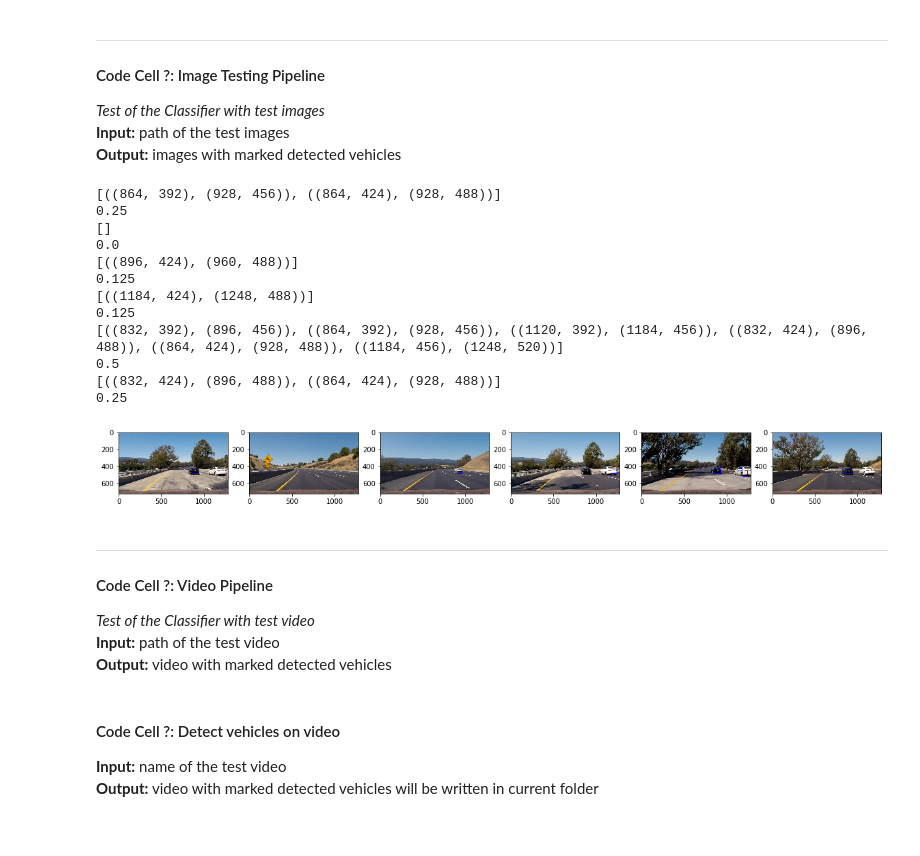
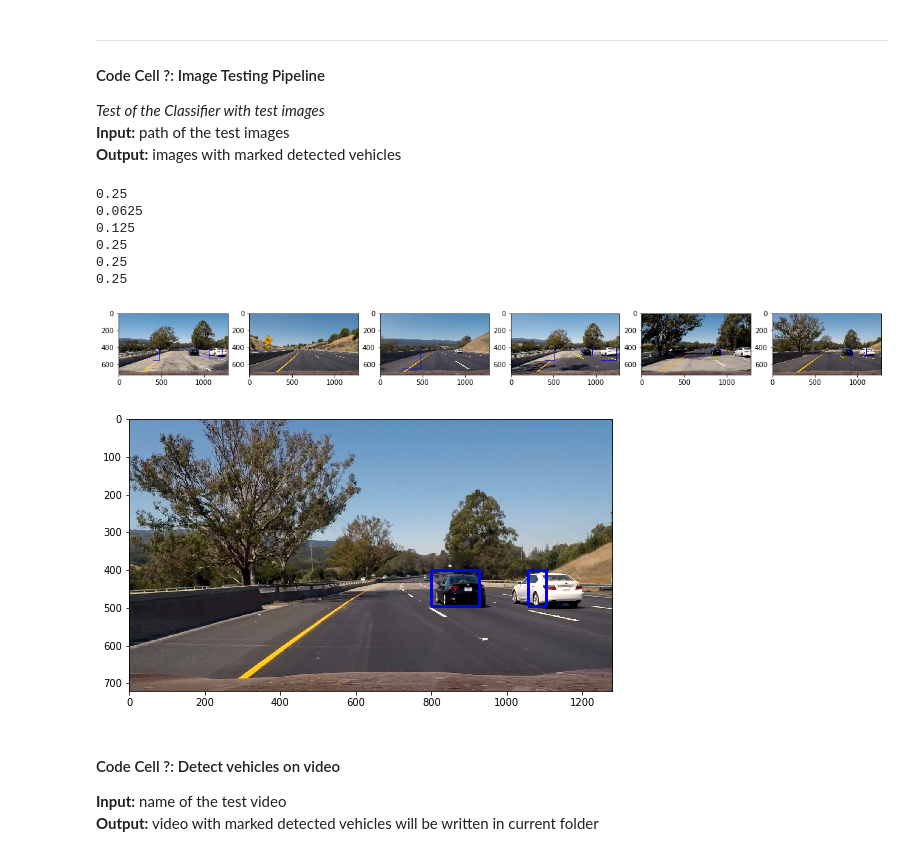
Before and after one commit to meadx/CarND-Vehicle-Detection, a Jupyter notebook: VehicleDetection.ipynb, the cells around one changed output. Saved outputs shown, nothing was run; the diff lists cells and outputs as text; code cells hidden in the pictures.

Commit message:
Version 0.7: Detection Good

```diff
--- a/VehicleDetection.ipynb
+++ b/VehicleDetection.ipynb
@@ -106,9 +108,9 @@ ___
 **Input:** image to draw the boxes, position and size of the boxes<br>
 **Output:** image with boxes drawn
 # %%
-def drawBoxes(img, bboxes):
-    color = (0, 0, 255) # Color of the boxes is blue
-    thick = 6  # thickness of the boxes
+def drawBoxes(img, bboxes, color = (0, 0, 255), thick = 6):
+    #color = (0, 0, 255) # Color of the boxes is blue
+    #thick = 6  # thickness of the boxes
 
     img_boxes = np.copy(img) # Make a copy of the image
 
@@ -290,10 +236,14 @@ def addHeat(heatmap, bbox_list):
         heatmap[box[0][1]:box[1][1], box[0][0]:box[1][0]] += 1
 
     # normalize heatmap
-    heatmap /= 4
+    max_heat = heatmap.max()
+    if max_heat < 4:
+        max_heat = 4
+    heatmap /= max_heat
 
     # Return updated heatmap
     return heatmap# Iterate through list of bboxes
+
 
 def getbboxes(labels):
     bboxes = []
@@ -313,6 +263,7 @@ def getbboxes(labels):
     return bboxes
 
 
+
 def multipleDetections(image, windows):
     threshold = 0.1
 
@@ -326,7 +277,7 @@ def multipleDetections(image, windows):
     new_heatmap = addHeat(new_heatmap, windows)
 
     # calculate average with old heat
-    heatmap = (2*new_heatmap + heatmap) / 3.0
+    heatmap = (new_heatmap + 3*heatmap) / 4.0
 
     print(heatmap.max())
 
@@ -588,0 +539,23 @@ def imagePipeline(img):
+# %%
+def pipeline(img):
+    global heatmap # detected windows from the last image
+
+    image = np.copy(img) # Make a copy of the image
+
+    # calculate the searching windows
+    slide_windows = calcSlideWindows(image, (32, 32), (0.5, 0.5), 320, 960, 400, 432)
+    slide_windows.extend(calcSlideWindows(image, (64, 64), (0.5, 0.5), 128, 1152, 400, 464))
+    slide_windows.extend(calcSlideWindows(image, (96, 96), (0.75, 0.75), 96, 1184, 400, 496))
+    slide_windows.extend(calcSlideWindows(image, (128, 128), (0.75, 0.75), 64, 1216, 400, 528))
+    slide_windows.extend(calcSlideWindows(image, (160, 160), (0.875, 0.875), 0, 1280, 400, 560))
+    slide_windows.extend(calcSlideWindows(image, (192, 192), (0.875, 0.875), 16, 1264, 400, 592))
+    slide_windows.extend(calcSlideWindows(image, (256, 256), (0.875, 0.875), 0, 1280, 400, 656))
+
+
+    # find positive matches in searching windows
+    car_windows = searchPositiveWindows(image, slide_windows, clf, scaler)
+
+    # merge multiple detections
+    image_cars = multipleDetections(image, car_windows)
+
+    return image_cars
@@ -594,27 +591,15 @@ images = []
 
 for test_image in test_images:
     # pipeline
-    test_image_detected = imagePipeline(test_image)
+    test_image_detected = pipeline(test_image)
     images.append(test_image_detected)
 
 plotImage(images)
 # %% [output]
-[((864, 392), (928, 456)), ((864, 424), (928, 488))]
 0.25
-[]
-0.0
-[((896, 424), (960, 488))]
+0.0625
 0.125
-[((1184, 424), (1248, 488))]
-0.125
-[((832, 392), (896, 456)), ((864, 392), (928, 456)), ((1120, 392), (1184, 456)), ((832, 424), (896, 488)), ((864, 424), (928, 488)), ((1184, 456), (1248, 520))]
-0.5
-[((832, 424), (896, 488)), ((864, 424), (928, 488))]
 0.25
+0.25
+0.25
 [figure]
-# %% [markdown]
-___
-#### Code Cell ?: Video Pipeline
-*Test of the Classifier with test video*<br>
-**Input:** path of the test video<br>
-**Output:** video with marked detected vehicles
@@ -627,3 +606,7 @@ def videoPipeline(img):
+# %%
+plotImage(images[5])
+# %% [output]
+[figure, added]
 # %% [markdown]
 #### Code Cell ?: Detect vehicles on video
 **Input:** name of the test video<br>
```
Also changed, not shown: parts of 15 cells of this notebook.
